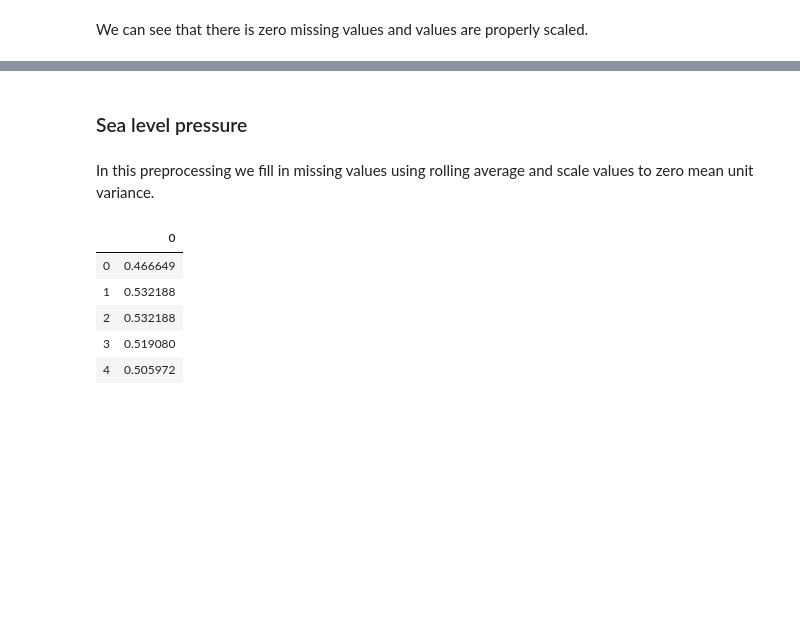
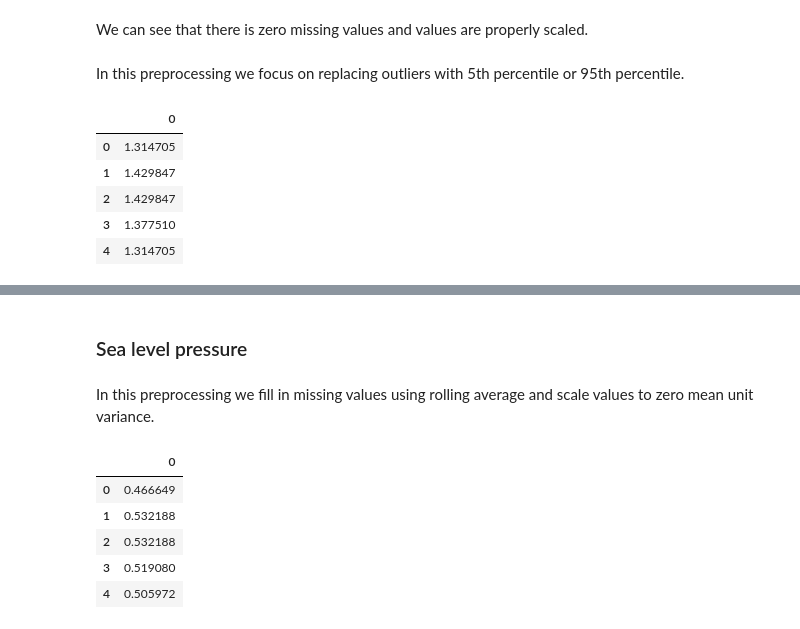
Before and after one commit to dmitana/fiit_knowledge_discovery_project, a Jupyter notebook: notebooks/preprocessing.ipynb, the cells around one changed output, grey strips where cells are left out. Cells and saved outputs as stored; diff of their text form; code cells hidden in the pictures; blank space fills up the shorter version.

```diff
--- a/notebooks/preprocessing.ipynb
+++ b/notebooks/preprocessing.ipynb
@@ -146,2 +176,15 @@ mean = -0.0, variance = 1.0
 # %% [markdown]
 We can see that there is zero missing values and values are properly scaled.
+# %% [markdown]
+In this preprocessing we focus on replacing outliers with 5th percentile or 95th percentile.
+# %%
+dew_temperature_without_outliers_feature = \
+    pd.DataFrame(dew_temperature_without_outliers_pipeline.fit_transform(train_weather))
+dew_temperature_without_outliers_feature.head()
+# %% [output]
+|  | 0 |
+| 0 | 1.314705 |
+| 1 | 1.429847 |
+| 2 | 1.429847 |
+| 3 | 1.377510 |
+| 4 | 1.314705 |
```
Also changed, not shown: parts of 15 cells of this notebook.
